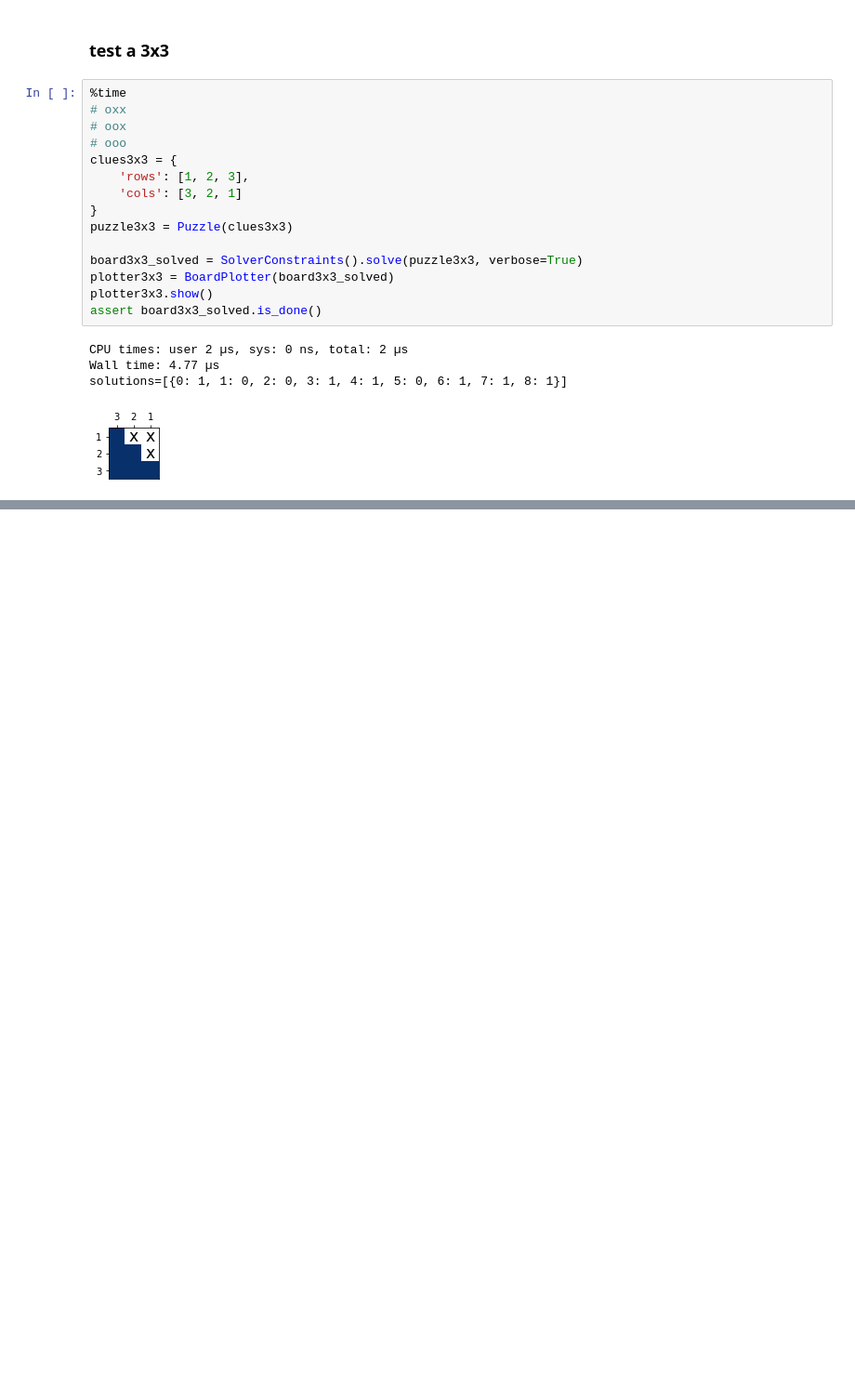
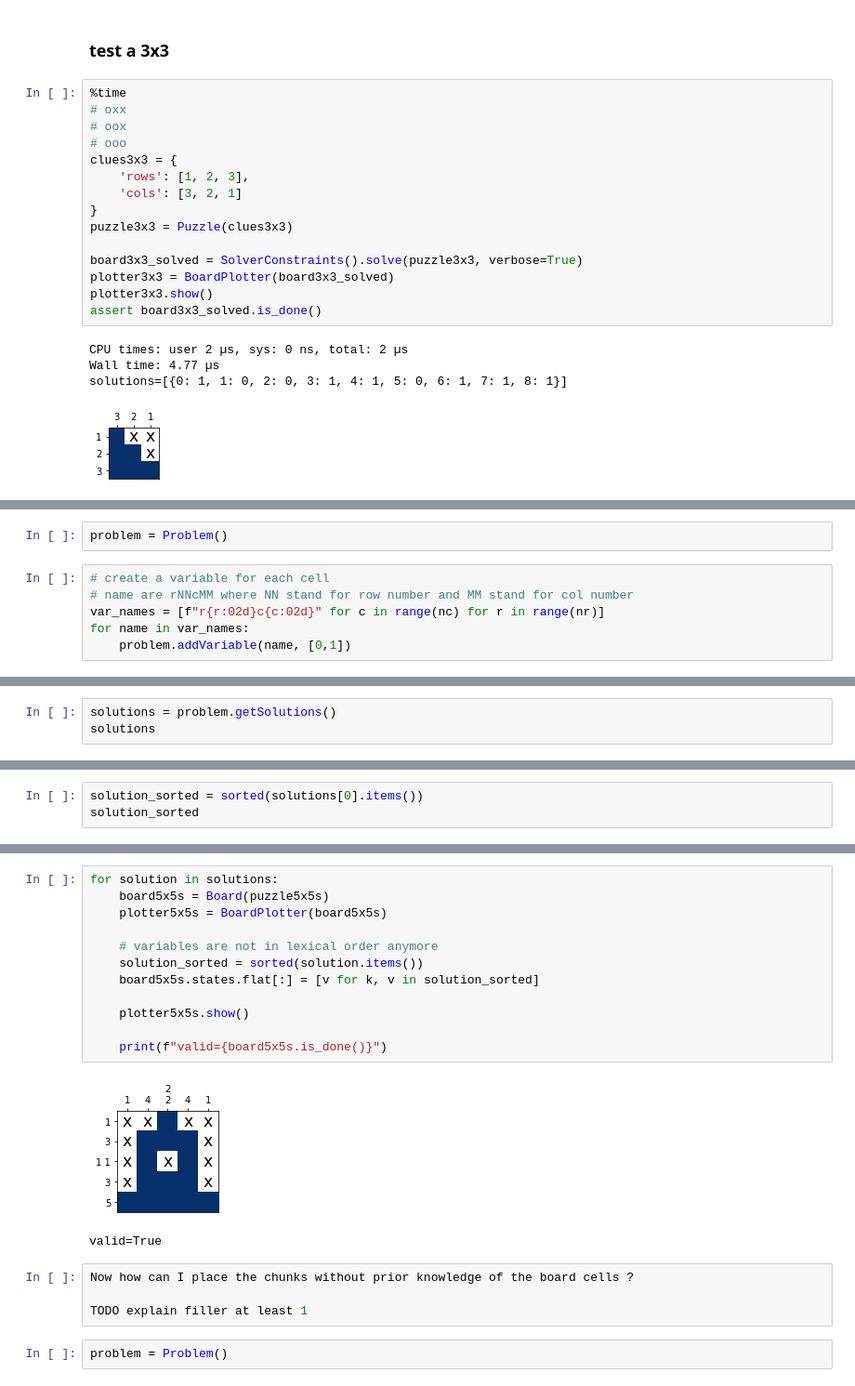
Before and after one commit to cfalguiere/python_experiments, a Jupyter notebook: nono/06-ProgrammingWithContraints.ipynb, the cells around one changed output, grey strips where cells are left out. Shown at 93% size. Drawn from its saved outputs; the diff is of its cells as text; blank space fills up the shorter version.

```diff
--- a/nono/06-ProgrammingWithContraints.ipynb
+++ b/nono/06-ProgrammingWithContraints.ipynb
@@ -451,0 +997,8 @@ solutions=[{0: 1, 1: 0, 2: 0, 3: 1, 4: 1, 5: 0, 6: 1, 7: 1, 8: 1}]
+# %%
+problem = Problem()
+# %%
+# create a variable for each cell
+# name are rNNcMM where NN stand for row number and MM stand for col number
+var_names = [f"r{r:02d}c{c:02d}" for c in range(nc) for r in range(nr)]
+for name in var_names:
+    problem.addVariable(name, [0,1])
@@ -451,0 +1047,3 @@ solutions=[{0: 1, 1: 0, 2: 0, 3: 1, 4: 1, 5: 0, 6: 1, 7: 1, 8: 1}]
+# %%
+solutions = problem.getSolutions()
+solutions
@@ -451,0 +1068,3 @@ solutions=[{0: 1, 1: 0, 2: 0, 3: 1, 4: 1, 5: 0, 6: 1, 7: 1, 8: 1}]
+# %%
+solution_sorted = sorted(solutions[0].items())
+solution_sorted
@@ -451,0 +1089,21 @@ solutions=[{0: 1, 1: 0, 2: 0, 3: 1, 4: 1, 5: 0, 6: 1, 7: 1, 8: 1}]
+# %%
+for solution in solutions:
+    board5x5s = Board(puzzle5x5s)
+    plotter5x5s = BoardPlotter(board5x5s)
+
+    # variables are not in lexical order anymore
+    solution_sorted = sorted(solution.items())
+    board5x5s.states.flat[:] = [v for k, v in solution_sorted]
+
+    plotter5x5s.show()
+
+    print(f"valid={board5x5s.is_done()}")
+# %% [output]
+[figure, added]
+valid=True
+# %%
+Now how can I place the chunks without prior knowledge of the board cells ?
+
+TODO explain filler at least 1
+# %%
+problem = Problem()
```
Also changed, not shown: parts of 103 cells of this notebook.
